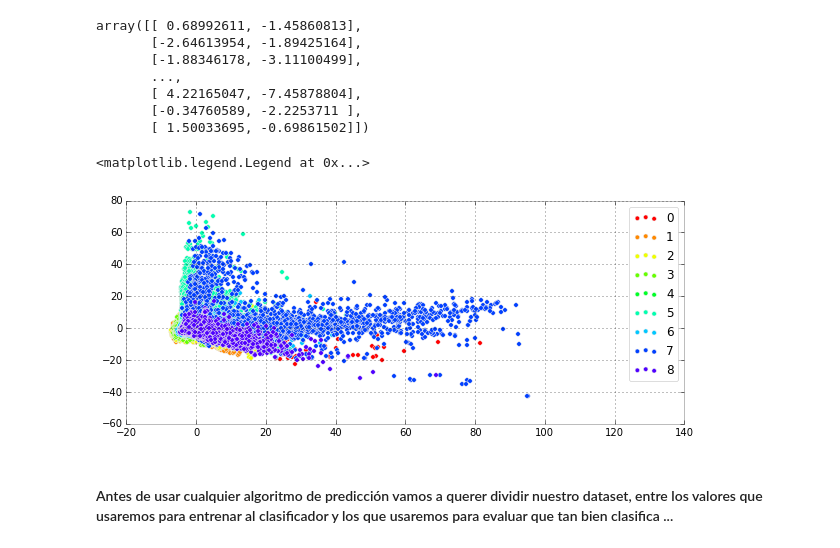
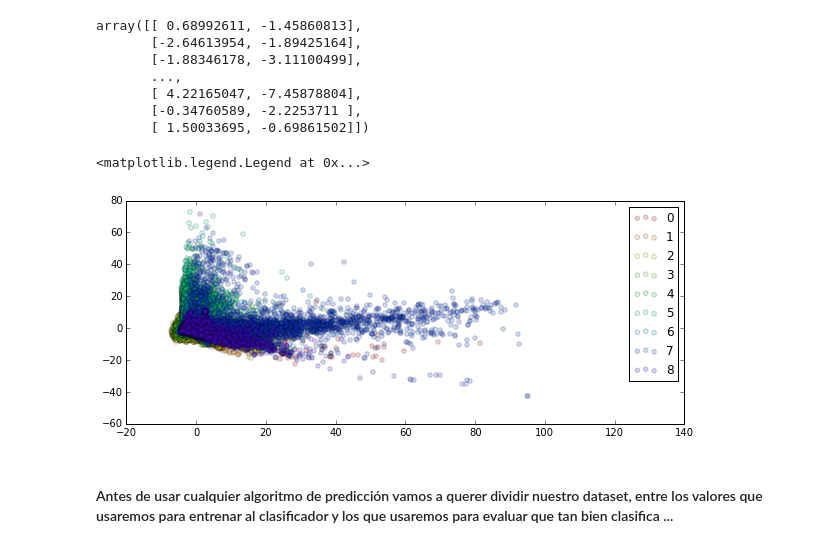
Before and after one commit to celiacintas/pre-scipyla, a Jupyter notebook: prescipyla/the_goodies_of_life_the_universe_and_everything.ipynb, the cells around one changed output. Drawn from its saved outputs; the diff is of its cells as text; code cells hidden in the pictures.

```diff
--- a/prescipyla/the_goodies_of_life_the_universe_and_everything.ipynb
+++ b/prescipyla/the_goodies_of_life_the_universe_and_everything.ipynb
@@ -248,21 +248,24 @@ array([[ 0.68992611, -1.45860813],
        [-0.34760589, -2.2253711 ],
        [ 1.50033695, -0.69861502]])
 # %%
+% matplotlib inline
+import matplotlib.pyplot as plt
+
 # get the product class
 product_class = np.unique(y)
 
 colors = plt.get_cmap("hsv")
 
 plt.figure(figsize=(10, 4))
 for i, p in enumerate(product_class):
     mask = (y == p)
     plt.scatter(Xp[mask, 0], Xp[mask, 1],
-                c=colors(1. * i / 11), label=p)
+                c=colors(1. * i / 11), label=p, alpha=0.2)
 
 plt.legend(loc="best")
 # %% [output]
 <matplotlib.legend.Legend at 0x...>
-[figure, old version]
+[figure, new version]
 # %% [markdown]
 #### Antes de usar cualquier algoritmo de predicción vamos a querer dividir nuestro dataset, entre los valores que usaremos para entrenar al clasificador y los que usaremos para evaluar que tan bien clasifica ...
 # %%
```
Also changed, not shown: parts of 7 cells of this notebook.
